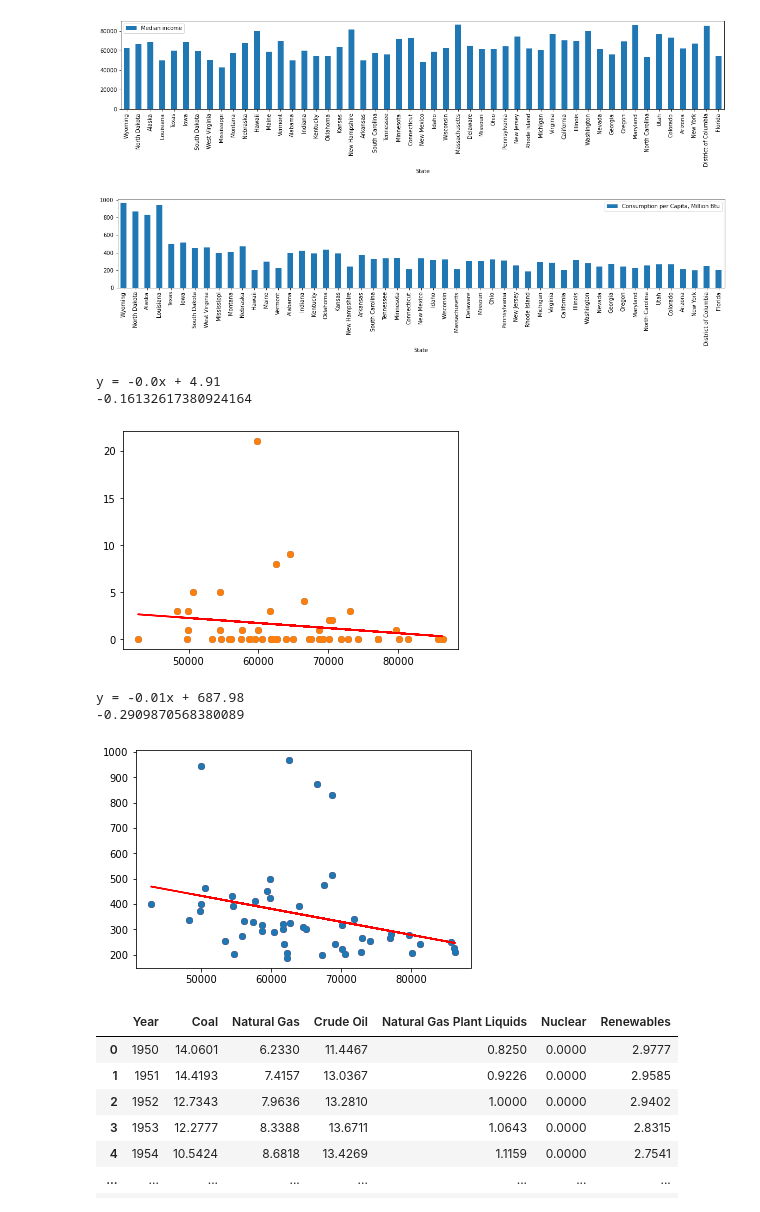
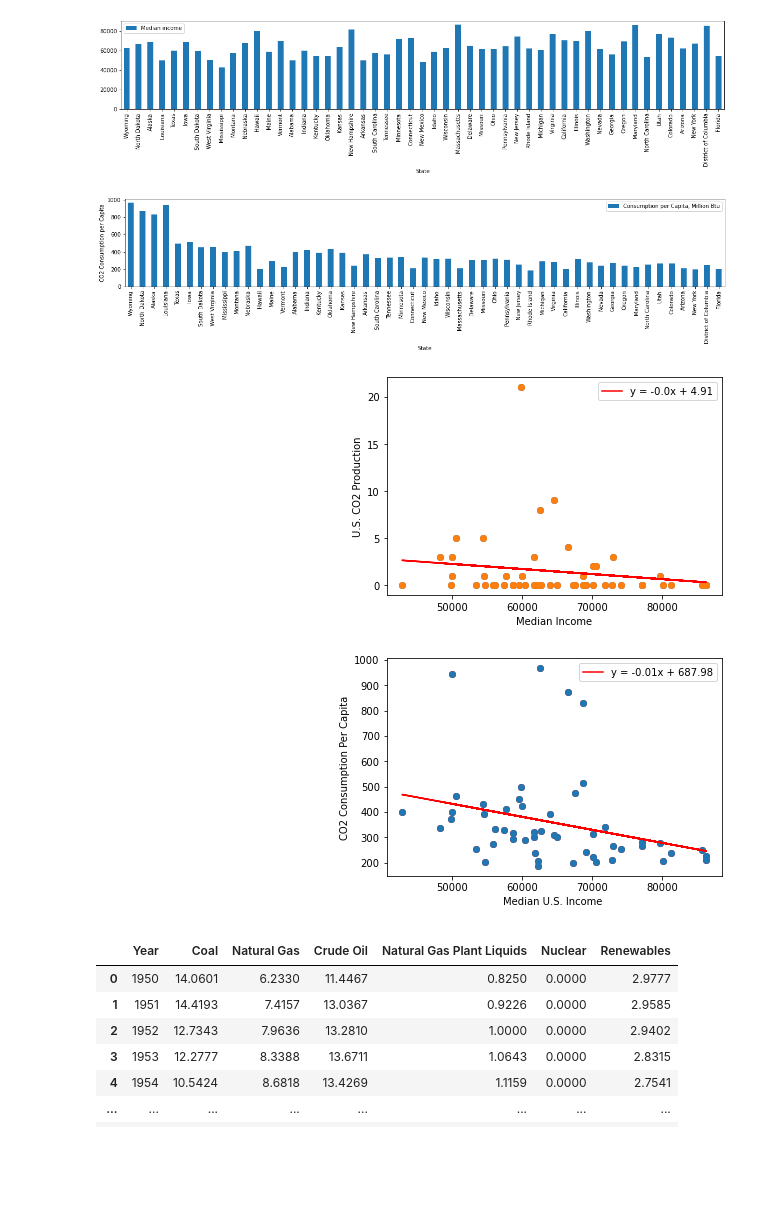
Before and after one commit to sunwoo-kim20/global-climate-change-analysis, a Jupyter notebook: state income and emissions.ipynb, the cells around one changed output. Saved outputs shown, nothing was run; the diff lists cells and outputs as text; code cells hidden in the pictures; blank space fills up the shorter version.

```diff
--- a/state income and emissions.ipynb
+++ b/state income and emissions.ipynb
@@ -130,36 +138,39 @@ plt.show()
 # %% [output]
 [figure]
 # %%
+#create dataframe for plotting
 state_co2_per_capita = merge_df[["State", "Consumption per Capita, Million Btu"]]
 state_co2_per_capita = state_co2_per_capita.set_index("State")
 
 #plot
 state_co2_per_capita.plot(kind='bar', figsize=(20,3))
+plt.ylabel("CO2 Consumption per Capita")
 plt.show()
 # %% [output]
-[figure, old version]
+[figure, new version]
 # %%
 emissions_vs_income = merge_df[["State", "Median income","Production, U.S. Share"]]
 # %%
 x_values = median_income
 y_values = us_co2_production
 
 plt.scatter(x_values, y_values)
 
 (slope, intercept, rvalue, pvalue, stderr) = linregress(x_values, y_values)
 regress_values = x_values * slope + intercept
-line_eq = print("y = " + str(round(slope,2)) + "x + " + str(round(intercept,2)))
+line_eq = "y = " + str(round(slope,2)) + "x + " + str(round(intercept,2))
+
 plt.scatter(x_values,y_values)
-plt.plot(x_values,regress_values,"r-")
+plt.plot(x_values,regress_values,"r-", label=line_eq)
 plt.annotate(line_eq,(6,10),fontsize=10,color="red")
+plt.legend(loc="best")
 
-print(rvalue)
+plt.xlabel("Median Income")
+plt.ylabel("U.S. CO2 Production")
 
 plt.show()
 # %% [output]
-y = -0.0x + 4.91
--0.16132617380924164
-[figure, old version]
+[figure, new version]
 # %%
 x_values = median_income
 y_values = co2_per_capita
@@ -168,15 +179,15 @@ plt.scatter(median_income, co2_per_capita, color="red")
 
 (slope, intercept, rvalue, pvalue, stderr) = linregress(x_values, y_values)
 regress_values = x_values * slope + intercept
-line_eq = print("y = " + str(round(slope,2)) + "x + " + str(round(intercept,2)))
-plt.scatter(x_values,y_values)
-plt.plot(x_values,regress_values,"r-")
+line_eq = "y = " + str(round(slope,2)) + "x + " + str(round(intercept,2))
+plt.scatter(x_values, y_values)
+plt.plot(x_values,regress_values,"r-", label=line_eq)
 plt.annotate(line_eq,(6,10),fontsize=15,color="red")
+plt.legend(loc="best")
 
-print(rvalue)
+plt.xlabel("Median U.S. Income ")
+plt.ylabel("CO2 Consumption Per Capita")
 
 plt.show()
 # %% [output]
-y = -0.01x + 687.98
--0.2909870568380089
-[figure, old version]
+[figure, new version]
```
Also changed, not shown: parts of 5 cells of this notebook.
